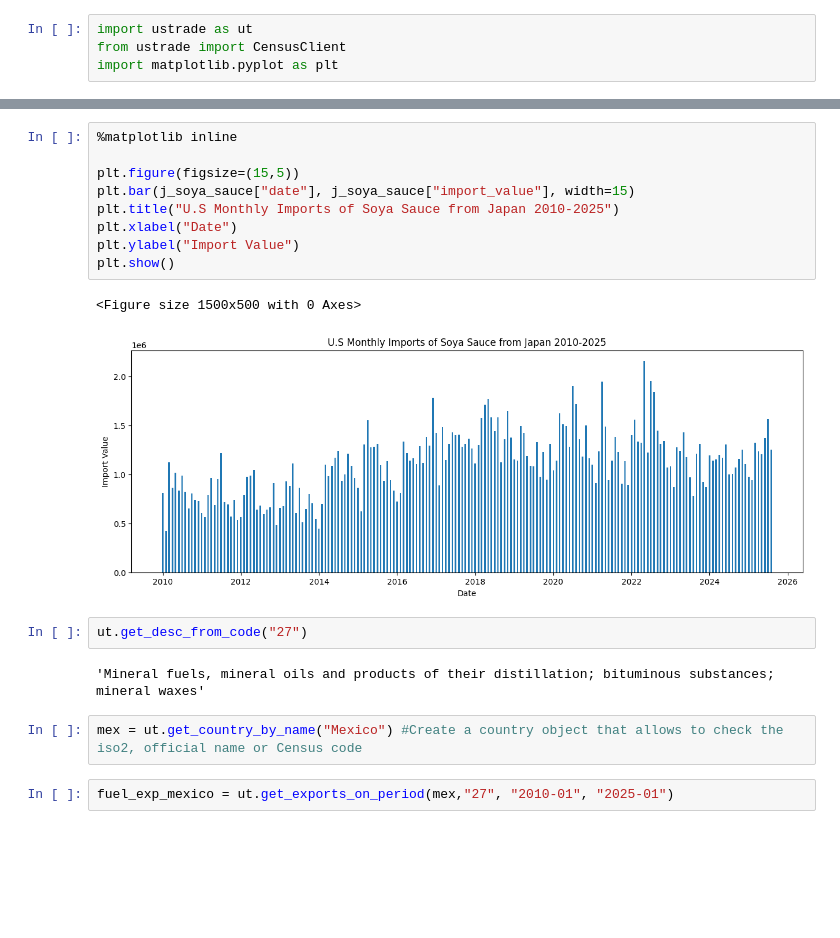
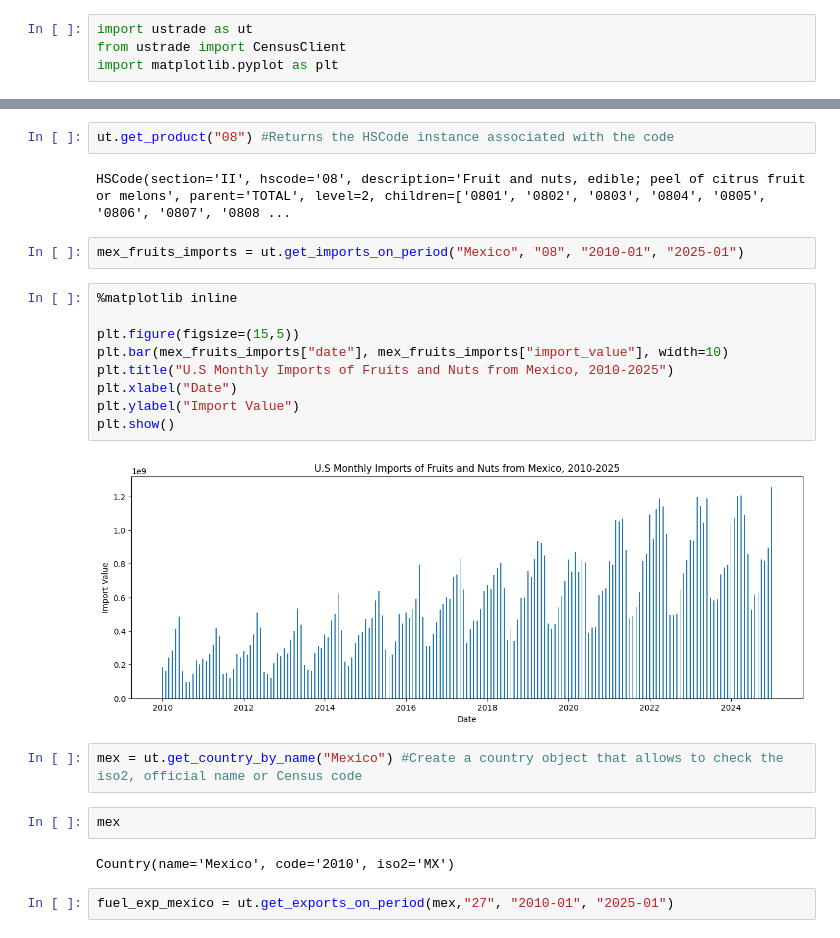
Before and after one commit to fantinsib/ustrade, a Jupyter notebook: demo_ustrade.ipynb, the cells around one changed output, grey strips where cells are left out. Drawn from its saved outputs; the diff is of its cells as text; blank space fills up the shorter version.

```diff
--- a/demo_ustrade.ipynb
+++ b/demo_ustrade.ipynb
@@ -15,21 +30,26 @@ j_soya_sauce = ut.get_imports_on_period("Japan", "210310", start ='2010-01', end
+# %%
+ut.get_product("08") #Returns the HSCode instance associated with the code
+# %% [output]
+HSCode(section='II', hscode='08', description='Fruit and nuts, edible; peel of citrus fruit or melons', parent='TOTAL', level=2, children=['0801', '0802', '0803', '0804', '0805', '0806', '0807', '0808 ...
+# %%
+mex_fruits_imports = ut.get_imports_on_period("Mexico", "08", "2010-01", "2025-01")
 # %%
 %matplotlib inline
 
 plt.figure(figsize=(15,5))
-plt.bar(j_soya_sauce["date"], j_soya_sauce["import_value"], width=15)
-plt.title("U.S Monthly Imports of Soya Sauce from Japan 2010-2025")
+plt.bar(mex_fruits_imports["date"], mex_fruits_imports["import_value"], width=10)
+plt.title("U.S Monthly Imports of Fruits and Nuts from Mexico, 2010-2025")
 plt.xlabel("Date")
 plt.ylabel("Import Value")
 plt.show()
 # %% [output]
-<Figure size 1500x500 with 0 Axes>
-[figure, old version]
+[figure, new version]
-# %%
-ut.get_desc_from_code("27")
-# %% [output]
-'Mineral fuels, mineral oils and products of their distillation; bituminous substances; mineral waxes'
 # %%
 mex = ut.get_country_by_name("Mexico") #Create a country object that allows to check the iso2, official name or Census code
+# %%
+mex
+# %% [output]
+Country(name='Mexico', code='2010', iso2='MX')
 # %%
 fuel_exp_mexico = ut.get_exports_on_period(mex,"27", "2010-01", "2025-01")
 # %%
```
Also changed, not shown: parts of 7 cells of this notebook, 10 other files.
